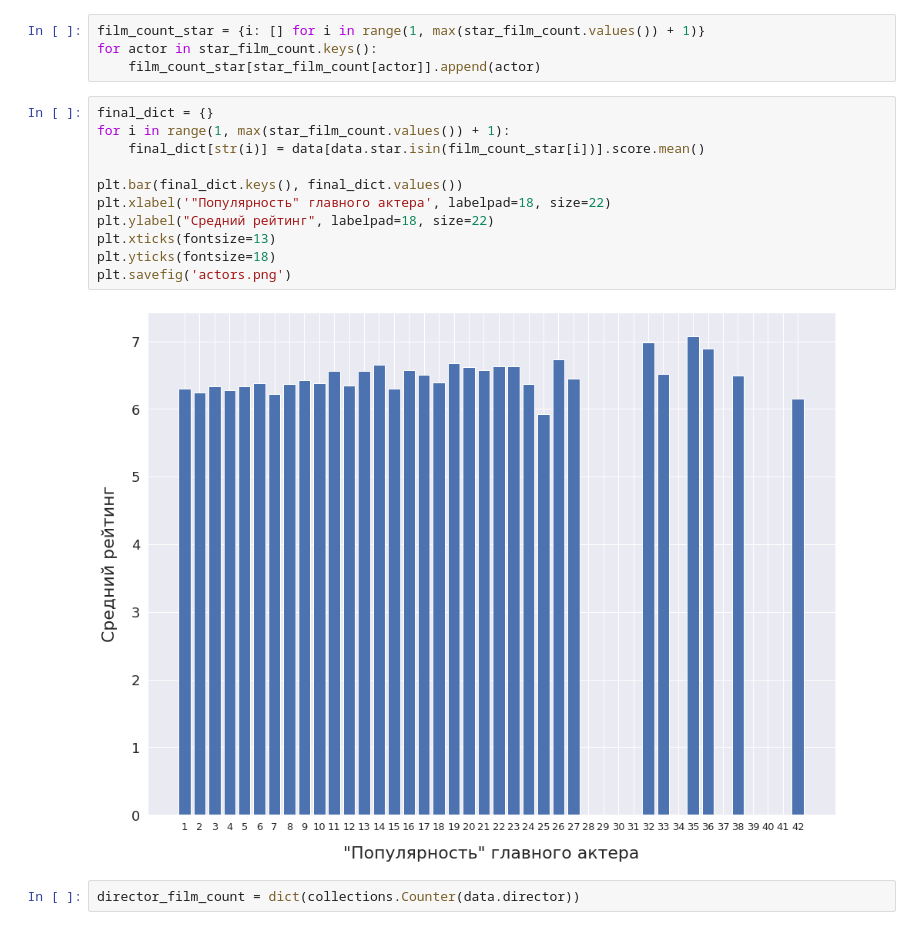
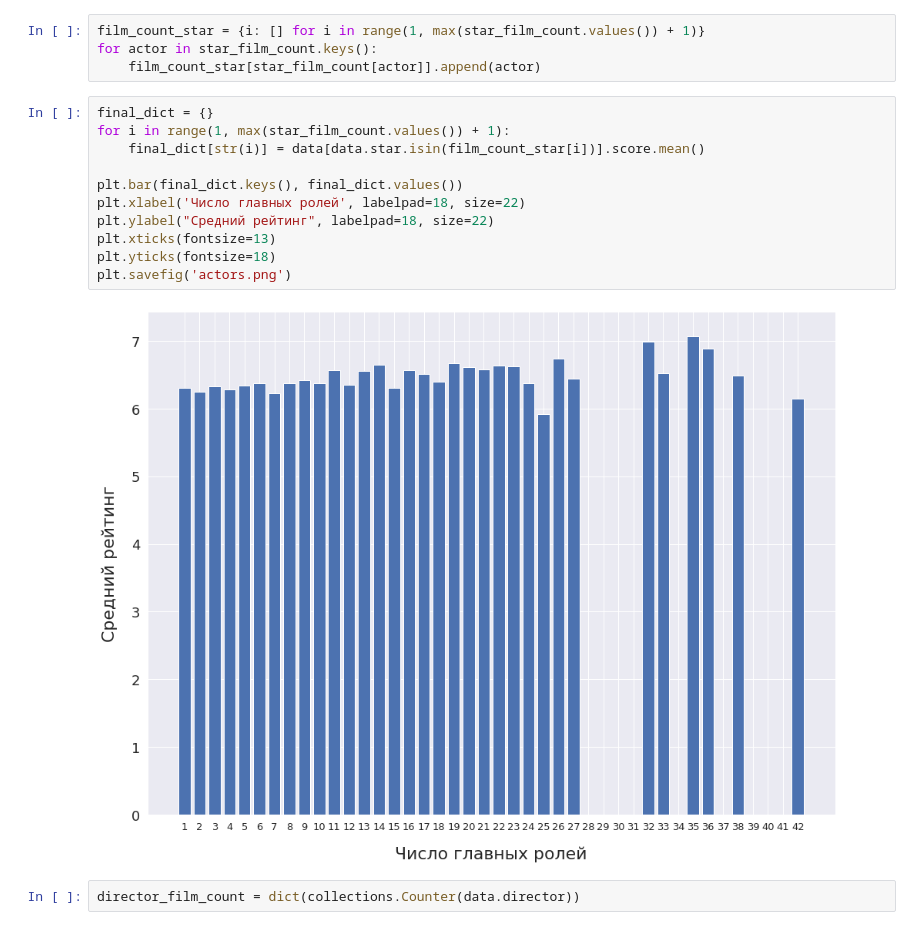
Before and after one commit to alexey-pismenny/EDA, a Jupyter notebook: vizualization.ipynb, the cells around one changed output. Drawn from its saved outputs; the diff is of its cells as text.

```diff
--- a/vizualization.ipynb
+++ b/vizualization.ipynb
@@ -365,16 +365,16 @@ for actor in star_film_count.keys():
 # %%
 final_dict = {}
 for i in range(1, max(star_film_count.values()) + 1):
     final_dict[str(i)] = data[data.star.isin(film_count_star[i])].score.mean()
 
 plt.bar(final_dict.keys(), final_dict.values())
-plt.xlabel('"Популярность" главного актера', labelpad=18, size=22)
+plt.xlabel('Число главных ролей', labelpad=18, size=22)
 plt.ylabel("Средний рейтинг", labelpad=18, size=22)
 plt.xticks(fontsize=13)
 plt.yticks(fontsize=18)
 plt.savefig('actors.png')
 # %% [output]
-[figure, old version]
+[figure, new version]
 # %%
 director_film_count = dict(collections.Counter(data.director))
 # %%
```
Also changed, not shown: parts of 6 cells of this notebook, 1 other file.
